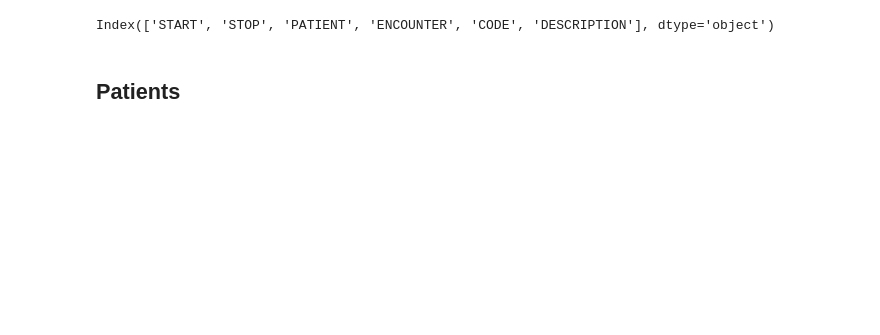
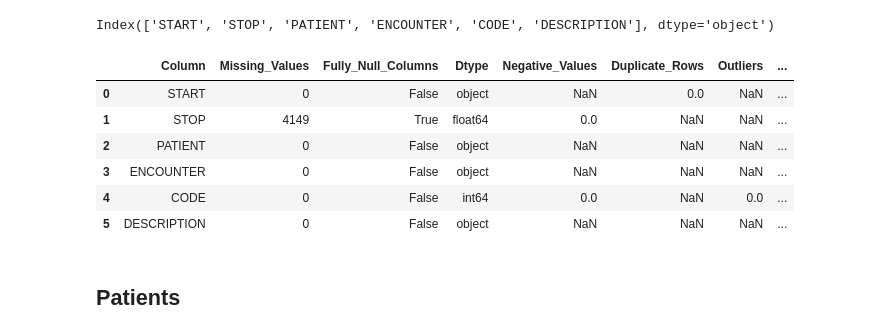
Before and after one commit to richasri92/century_health_assignment, a Jupyter notebook: century-health-assignment/notebooks/data_inspection.ipynb, the cells around one changed output. Saved outputs shown, nothing was run; the diff lists cells and outputs as text; code cells hidden in the pictures; blank space fills up the shorter version.

```diff
--- a/century-health-assignment/notebooks/data_inspection.ipynb
+++ b/century-health-assignment/notebooks/data_inspection.ipynb
@@ -59,10 +59,14 @@ def validate_dataframe(df: pd.DataFrame, outlier_cols=None, category_checks=None
         return ((series < lower_bound) | (series > upper_bound)).sum()
 
     def check_unexpected_categories(series, expected_values):
-        """Check for unexpected categories in a categorical column."""
-        if series.dtype.name == "object" or pd.api.types.is_categorical_dtype(series):
-            return list(set(series.dropna().unique()) - set(expected_values))
+        """Check for unexpected categories in a categorical column (case-insensitive)."""
+        if pd.api.types.is_object_dtype(series) or pd.api.types.is_categorical_dtype(series):
+            # Convert both series values and expected values to lowercase for comparison
+            unique_values = set(series.dropna().str.lower().unique())
+            expected_set = set(val.lower() for val in expected_values)
+            return list(unique_values - expected_set)  # Identify unexpected categories
         return None
+
 
     def check_value_ranges(series, min_val, max_val):
         """Check for out-of-range values, only for numeric columns."""
@@ -190,6 +194,18 @@ display(conditions.head(5))
 conditions.columns
 # %% [output]
 Index(['START', 'STOP', 'PATIENT', 'ENCOUNTER', 'CODE', 'DESCRIPTION'], dtype='object')
+# %%
+display(validate_dataframe(conditions, outlier_cols=['CODE', 'DESCRIPTION'], category_checks={
+    'DESCRIPTION': ['Lupus erythematosus','Anemia (disorder)']
+    }, range_check_cols=None))
+# %% [output]
+|  | Column | Missing_Values | Fully_Null_Columns | Dtype | Negative_Values | Duplicate_Rows | Outliers | ... |
+| 0 | START | 0 | False | object | NaN | 0.0 | NaN | ... |
+| 1 | STOP | 4149 | True | float64 | 0.0 | NaN | NaN | ... |
+| 2 | PATIENT | 0 | False | object | NaN | NaN | NaN | ... |
+| 3 | ENCOUNTER | 0 | False | object | NaN | NaN | NaN | ... |
+| 4 | CODE | 0 | False | int64 | 0.0 | NaN | 0.0 | ... |
+| 5 | DESCRIPTION | 0 | False | object | NaN | NaN | NaN | ... |
 # %% [markdown]
 ## Patients
 # %%
```
